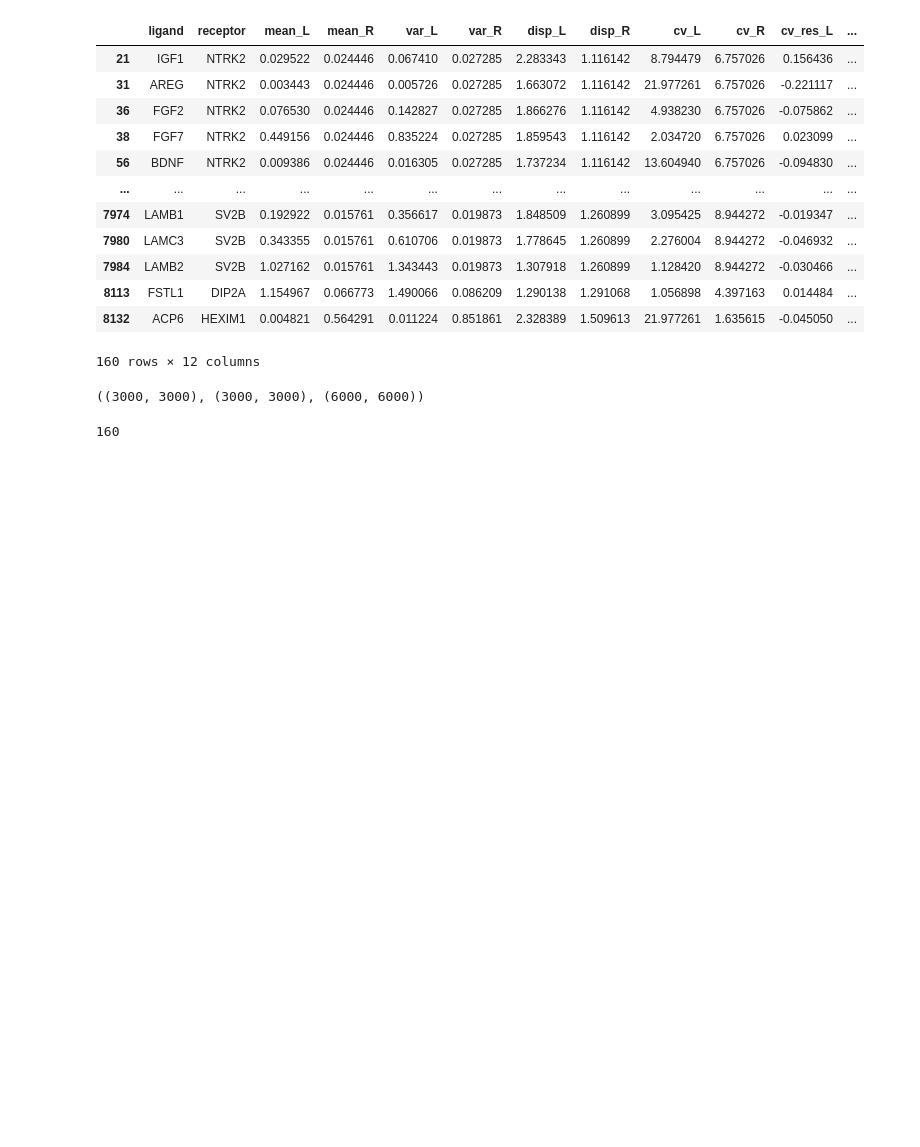
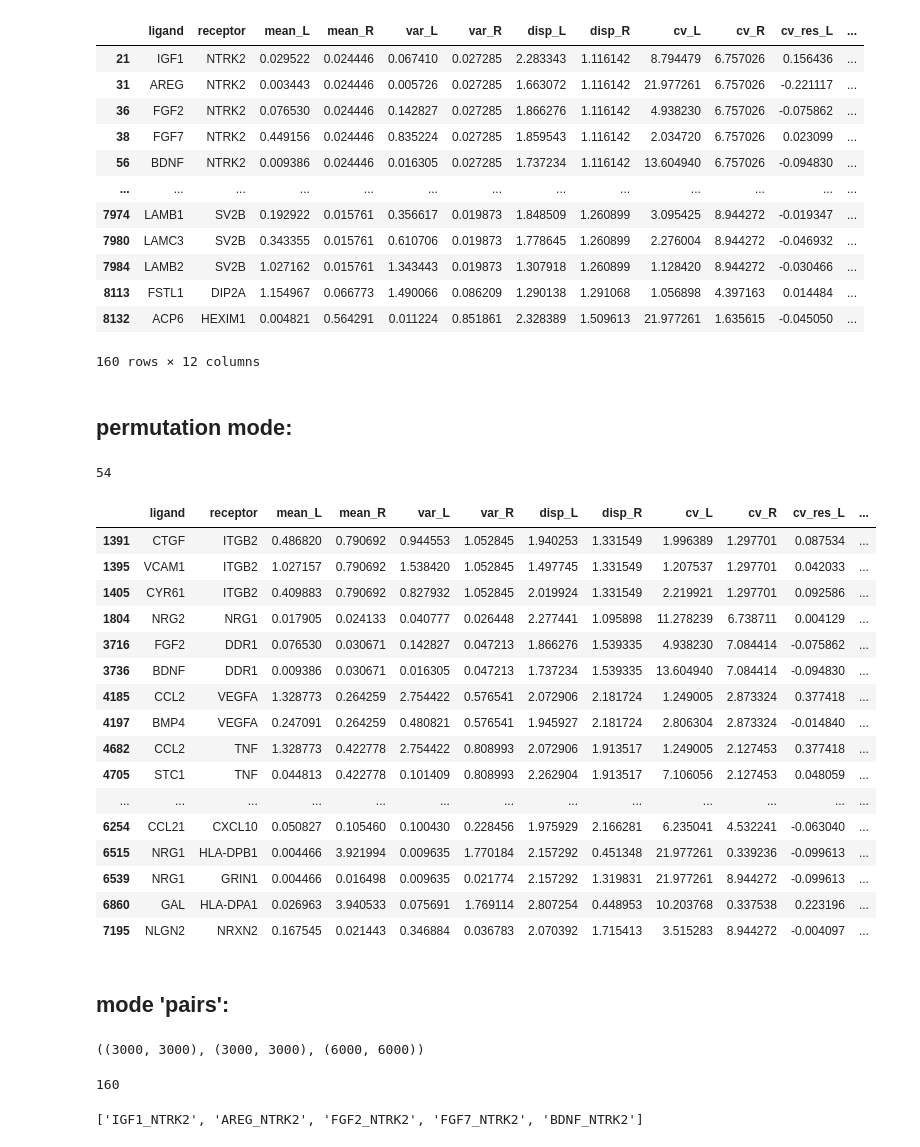
Before and after one commit to qwerty239qwe/Xct, a Jupyter notebook: note_test.ipynb, the cells around one changed output. Cells and saved outputs as stored; diff of their text form; code cells hidden in the pictures; blank space fills up the shorter version.

```diff
--- a/note_test.ipynb
+++ b/note_test.ipynb
@@ -93,16 +101,53 @@ df1
 | 8113 | FSTL1 | DIP2A | 1.154967 | 0.066773 | 1.490066 | 0.086209 | 1.290138 | 1.291068 | 1.056898 | 4.397163 | 0.014484 | ... |
 | 8132 | ACP6 | HEXIM1 | 0.004821 | 0.564291 | 0.011224 | 0.851861 | 2.328389 | 1.509613 | 21.977261 | 1.635615 | -0.045050 | ... |
 160 rows × 12 columns
+# %% [markdown]
+## permutation mode:
+# %%
+np.random.seed(1)
+
+orig_score0 = np.asarray(obj1.score(method=0))
+pmt_scores0 = scores(ada, obj1, n=100)
+
+enriched, pvals, counts = pmt_test(orig_score0, pmt_scores0)
+#enriched, counts
+
+df_enriched = df1.iloc[enriched, :]
+print(len(df_enriched))
+df_enriched
+# %% [output]
+54
+|  | ligand | receptor | mean_L | mean_R | var_L | var_R | disp_L | disp_R | cv_L | cv_R | cv_res_L | ... |
+| 1391 | CTGF | ITGB2 | 0.486820 | 0.790692 | 0.944553 | 1.052845 | 1.940253 | 1.331549 | 1.996389 | 1.297701 | 0.087534 | ... |
+| 1395 | VCAM1 | ITGB2 | 1.027157 | 0.790692 | 1.538420 | 1.052845 | 1.497745 | 1.331549 | 1.207537 | 1.297701 | 0.042033 | ... |
+| 1405 | CYR61 | ITGB2 | 0.409883 | 0.790692 | 0.827932 | 1.052845 | 2.019924 | 1.331549 | 2.219921 | 1.297701 | 0.092586 | ... |
+| 1804 | NRG2 | NRG1 | 0.017905 | 0.024133 | 0.040777 | 0.026448 | 2.277441 | 1.095898 | 11.278239 | 6.738711 | 0.004129 | ... |
+| 3716 | FGF2 | DDR1 | 0.076530 | 0.030671 | 0.142827 | 0.047213 | 1.866276 | 1.539335 | 4.938230 | 7.084414 | -0.075862 | ... |
+| 3736 | BDNF | DDR1 | 0.009386 | 0.030671 | 0.016305 | 0.047213 | 1.737234 | 1.539335 | 13.604940 | 7.084414 | -0.094830 | ... |
+| 4185 | CCL2 | VEGFA | 1.328773 | 0.264259 | 2.754422 | 0.576541 | 2.072906 | 2.181724 | 1.249005 | 2.873324 | 0.377418 | ... |
+| 4197 | BMP4 | VEGFA | 0.247091 | 0.264259 | 0.480821 | 0.576541 | 1.945927 | 2.181724 | 2.806304 | 2.873324 | -0.014840 | ... |
+| 4682 | CCL2 | TNF | 1.328773 | 0.422778 | 2.754422 | 0.808993 | 2.072906 | 1.913517 | 1.249005 | 2.127453 | 0.377418 | ... |
+| 4705 | STC1 | TNF | 0.044813 | 0.422778 | 0.101409 | 0.808993 | 2.262904 | 1.913517 | 7.106056 | 2.127453 | 0.048059 | ... |
+| ... | ... | ... | ... | ... | ... | ... | ... | ... | ... | ... | ... | ... |
+| 6254 | CCL21 | CXCL10 | 0.050827 | 0.105460 | 0.100430 | 0.228456 | 1.975929 | 2.166281 | 6.235041 | 4.532241 | -0.063040 | ... |
+| 6515 | NRG1 | HLA-DPB1 | 0.004466 | 3.921994 | 0.009635 | 1.770184 | 2.157292 | 0.451348 | 21.977261 | 0.339236 | -0.099613 | ... |
+| 6539 | NRG1 | GRIN1 | 0.004466 | 0.016498 | 0.009635 | 0.021774 | 2.157292 | 1.319831 | 21.977261 | 8.944272 | -0.099613 | ... |
+| 6860 | GAL | HLA-DPA1 | 0.026963 | 3.940533 | 0.075691 | 1.769114 | 2.807254 | 0.448953 | 10.203768 | 0.337538 | 0.223196 | ... |
+| 7195 | NLGN2 | NRXN2 | 0.167545 | 0.021443 | 0.346884 | 0.036783 | 2.070392 | 1.715413 | 3.515283 | 8.944272 | -0.004097 | ... |
+# %% [markdown]
+## mode 'pairs':
 # %%
 obj1._net_A.shape, obj1._net_B.shape, obj1._w.shape
 # %% [output]
 ((3000, 3000), (3000, 3000), (6000, 6000))
-# %%
-#selected LR pairs
-candidates = [a+'_'+b for a, b in zip(np.asarray(df1['ligand'],dtype=str), np.asarray(df1['receptor'],dtype=str))]
-len(candidates)
-# %% [output]
-160
+# %%
+#selected LR pairs
+candidates = obj1._candidates(df1)
+print(len(candidates))
+candidates[:5]
+# %% [output]
+160
+['IGF1_NTRK2', 'AREG_NTRK2', 'FGF2_NTRK2', 'FGF7_NTRK2', 'BDNF_NTRK2']
 # %%
 projections, losses = obj1.nn_projection(plot_loss = True)
 # %% [output]
```
Also changed, not shown: parts of 27 cells of this notebook, 1 other file.
